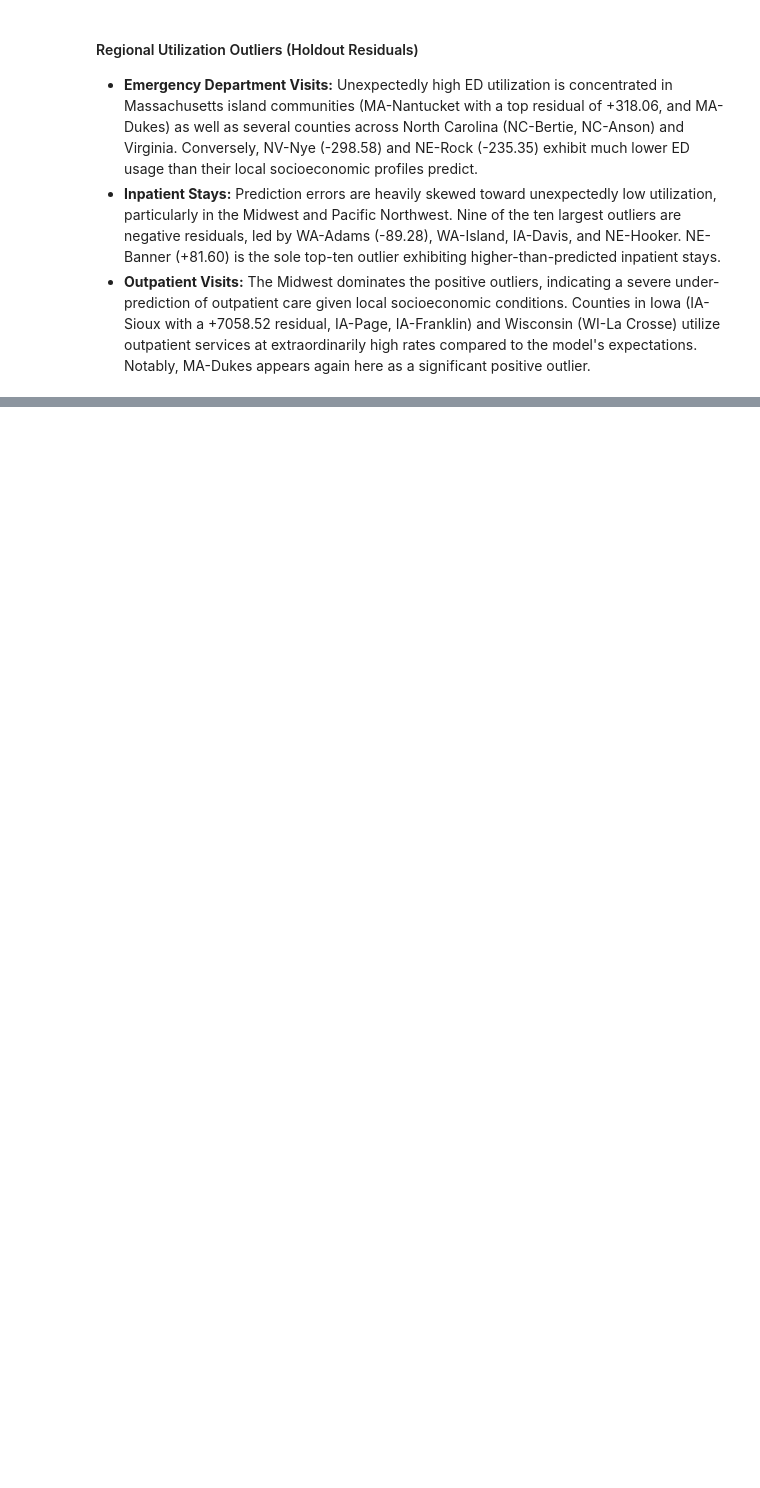
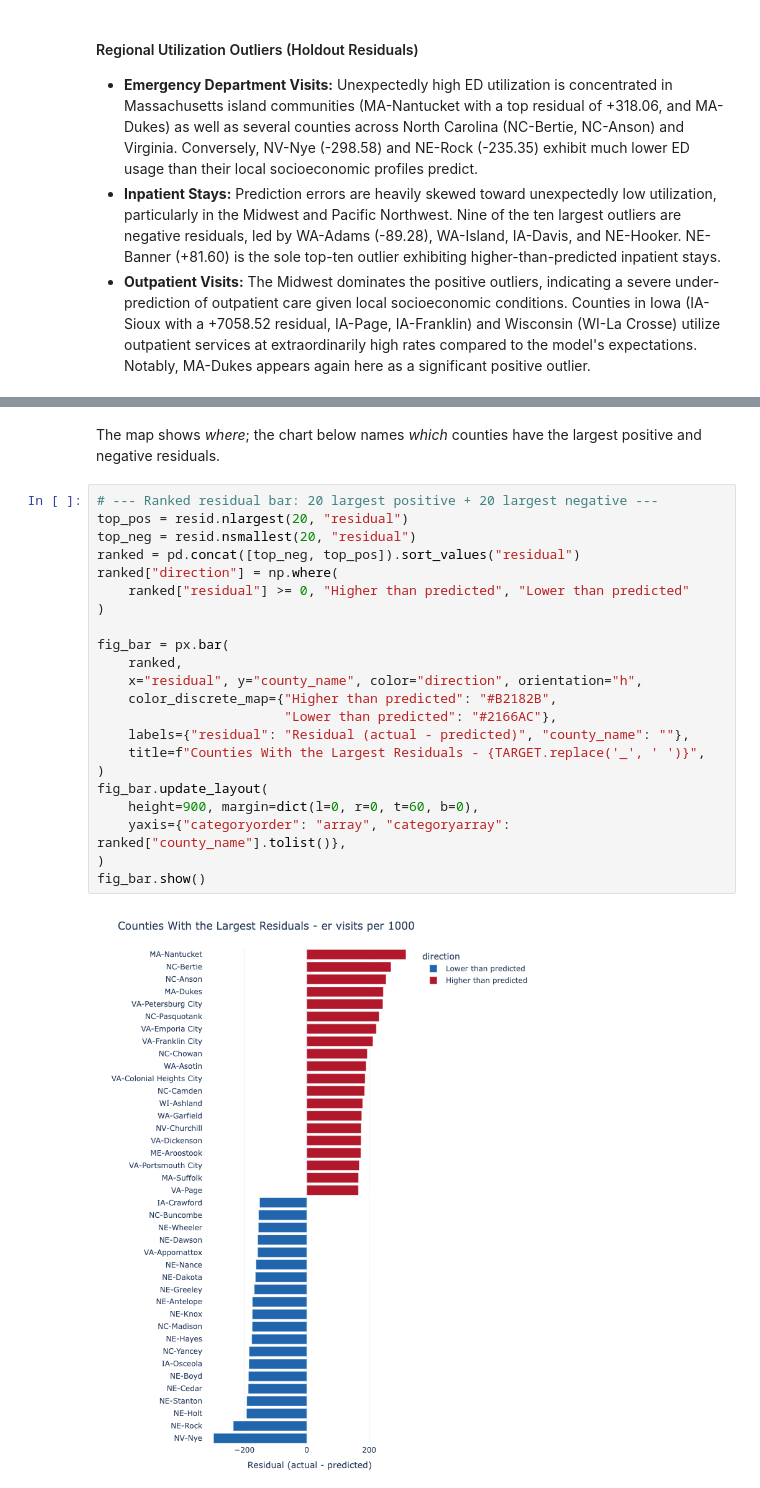
Before and after one commit to jachou27/medicare-utilization-analysis, a Jupyter notebook: analysis.ipynb, the cells around one changed output, grey strips where cells are left out. Drawn from its saved outputs; the diff is of its cells as text; blank space fills up the shorter version.

```diff
--- a/analysis.ipynb
+++ b/analysis.ipynb
@@ -578,0 +651,26 @@ Top 10 holdout residual outliers: outpatient_visits_per_1000
+# %% [markdown]
+The map shows *where*; the chart below names *which* counties have the largest positive and negative residuals.
+# %%
+# --- Ranked residual bar: 20 largest positive + 20 largest negative ---
+top_pos = resid.nlargest(20, "residual")
+top_neg = resid.nsmallest(20, "residual")
+ranked = pd.concat([top_neg, top_pos]).sort_values("residual")
+ranked["direction"] = np.where(
+    ranked["residual"] >= 0, "Higher than predicted", "Lower than predicted"
+)
+
+fig_bar = px.bar(
+    ranked,
+    x="residual", y="county_name", color="direction", orientation="h",
+    color_discrete_map={"Higher than predicted": "#B2182B",
+                        "Lower than predicted": "#2166AC"},
+    labels={"residual": "Residual (actual - predicted)", "county_name": ""},
+    title=f"Counties With the Largest Residuals - {TARGET.replace('_', ' ')}",
+)
+fig_bar.update_layout(
+    height=900, margin=dict(l=0, r=0, t=60, b=0),
+    yaxis={"categoryorder": "array", "categoryarray": ranked["county_name"].tolist()},
+)
+fig_bar.show()
+# %% [output]
+[figure, added]
```
Also changed, not shown: parts of 4 cells of this notebook, 1 other file.
